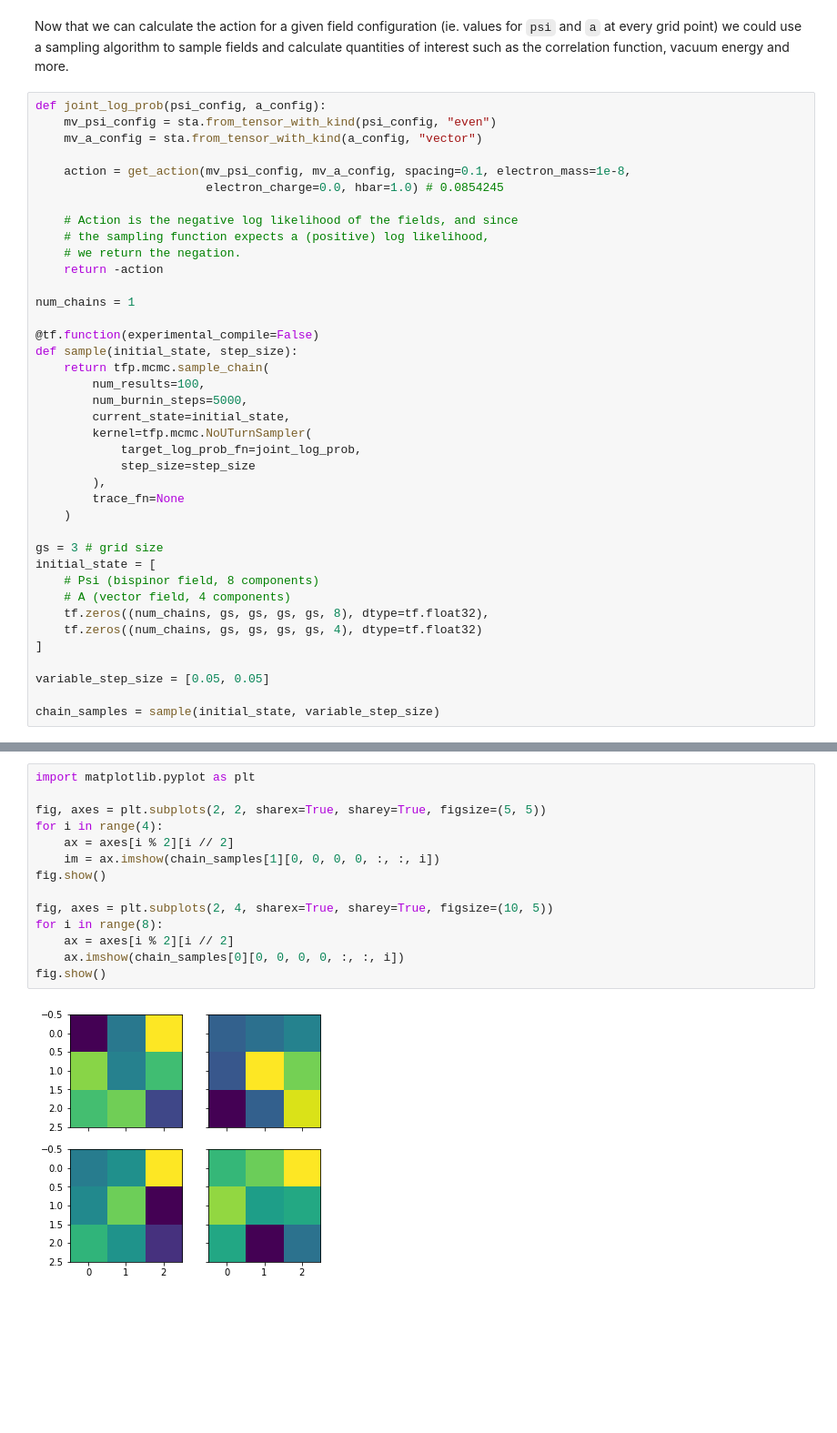
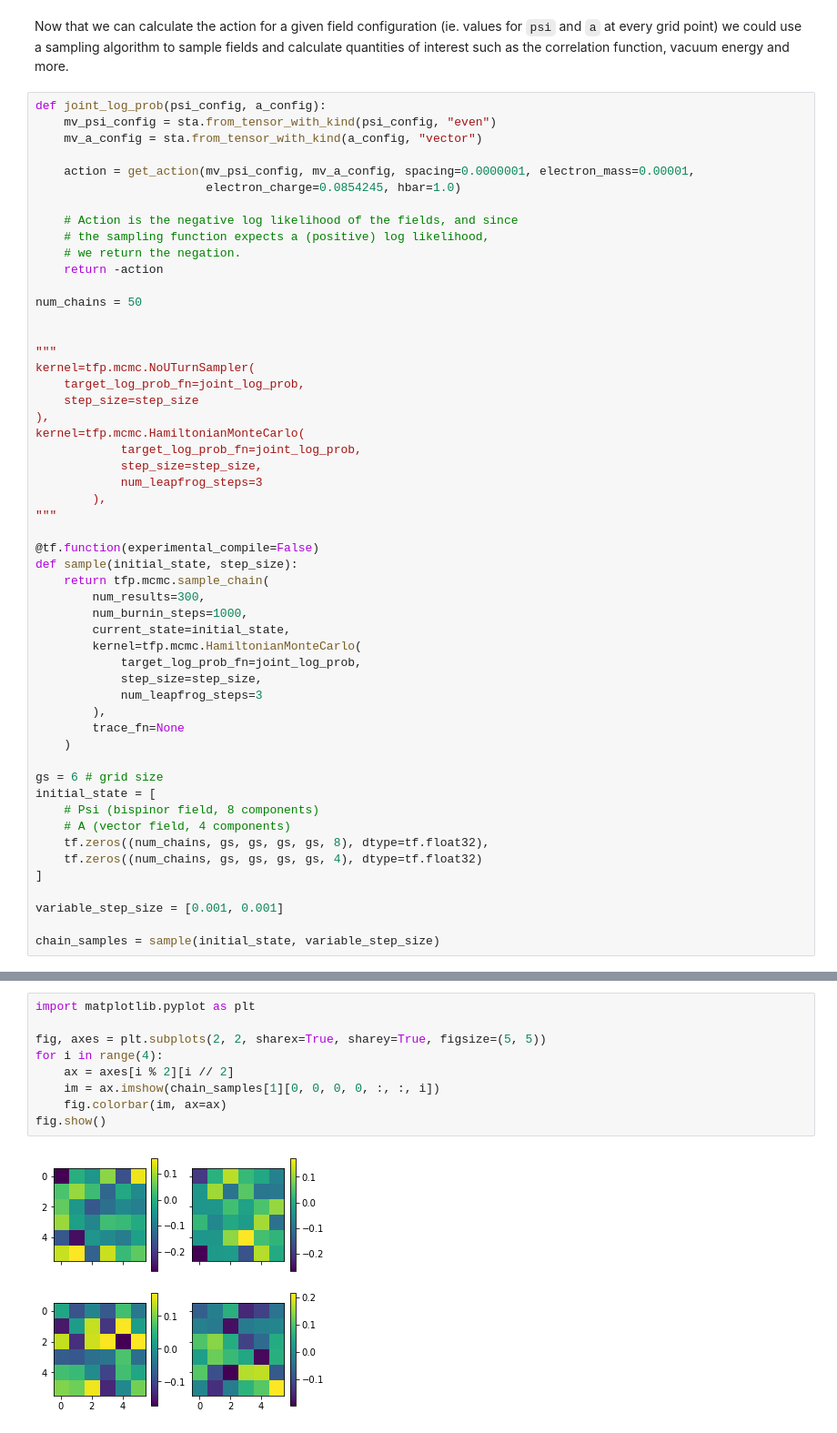
Before and after one commit to RobinKa/tfga, a Jupyter notebook: notebooks/qed.ipynb, the cells around one changed output, grey strips where cells are left out. Shown at 91% size. Drawn from its saved outputs; the diff is of its cells as text; blank space fills up the shorter version.

```diff
--- a/notebooks/qed.ipynb
+++ b/notebooks/qed.ipynb
@@ -220,30 +236,44 @@ def joint_log_prob(psi_config, a_config):
     mv_psi_config = sta.from_tensor_with_kind(psi_config, "even")
     mv_a_config = sta.from_tensor_with_kind(a_config, "vector")
 
-    action = get_action(mv_psi_config, mv_a_config, spacing=0.1, electron_mass=1e-8,
-                        electron_charge=0.0, hbar=1.0) # 0.0854245
+    action = get_action(mv_psi_config, mv_a_config, spacing=0.0000001, electron_mass=0.00001,
+                        electron_charge=0.0854245, hbar=1.0)
 
     # Action is the negative log likelihood of the fields, and since
     # the sampling function expects a (positive) log likelihood,
     # we return the negation.
     return -action
 
-num_chains = 1
+num_chains = 50
+
+
+"""
+kernel=tfp.mcmc.NoUTurnSampler(
+    target_log_prob_fn=joint_log_prob,
+    step_size=step_size
+),
+kernel=tfp.mcmc.HamiltonianMonteCarlo(
+            target_log_prob_fn=joint_log_prob,
+            step_size=step_size,
+            num_leapfrog_steps=3
+        ),
+"""
 
 @tf.function(experimental_compile=False)
 def sample(initial_state, step_size):
     return tfp.mcmc.sample_chain(
-        num_results=100,
-        num_burnin_steps=5000,
+        num_results=300,
+        num_burnin_steps=1000,
         current_state=initial_state,
-        kernel=tfp.mcmc.NoUTurnSampler(
+        kernel=tfp.mcmc.HamiltonianMonteCarlo(
             target_log_prob_fn=joint_log_prob,
-            step_size=step_size
+            step_size=step_size,
+            num_leapfrog_steps=3
         ),
         trace_fn=None
     )
 
-gs = 3 # grid size
+gs = 6 # grid size
 initial_state = [
     # Psi (bispinor field, 8 components)
     # A (vector field, 4 components)
@@ -251,7 +281,7 @@ initial_state = [
     tf.zeros((num_chains, gs, gs, gs, gs, 4), dtype=tf.float32)
 ]
 
-variable_step_size = [0.05, 0.05]
+variable_step_size = [0.001, 0.001]
 
 chain_samples = sample(initial_state, variable_step_size)
 # %%
@@ -265,16 +297,11 @@ tf.Tensor(0.0, shape=(), dtype=float32)
 # %%
 import matplotlib.pyplot as plt
 
 fig, axes = plt.subplots(2, 2, sharex=True, sharey=True, figsize=(5, 5))
 for i in range(4):
     ax = axes[i % 2][i // 2]
     im = ax.imshow(chain_samples[1][0, 0, 0, 0, :, :, i])
+    fig.colorbar(im, ax=ax)
 fig.show()
-
-fig, axes = plt.subplots(2, 4, sharex=True, sharey=True, figsize=(10, 5))
-for i in range(8):
-    ax = axes[i % 2][i // 2]
-    ax.imshow(chain_samples[0][0, 0, 0, 0, :, :, i])
-fig.show()
 # %% [output]
-[figure, old version]
+[figure, new version]
```
Also changed, not shown: parts of 14 cells of this notebook, 6 other files.
